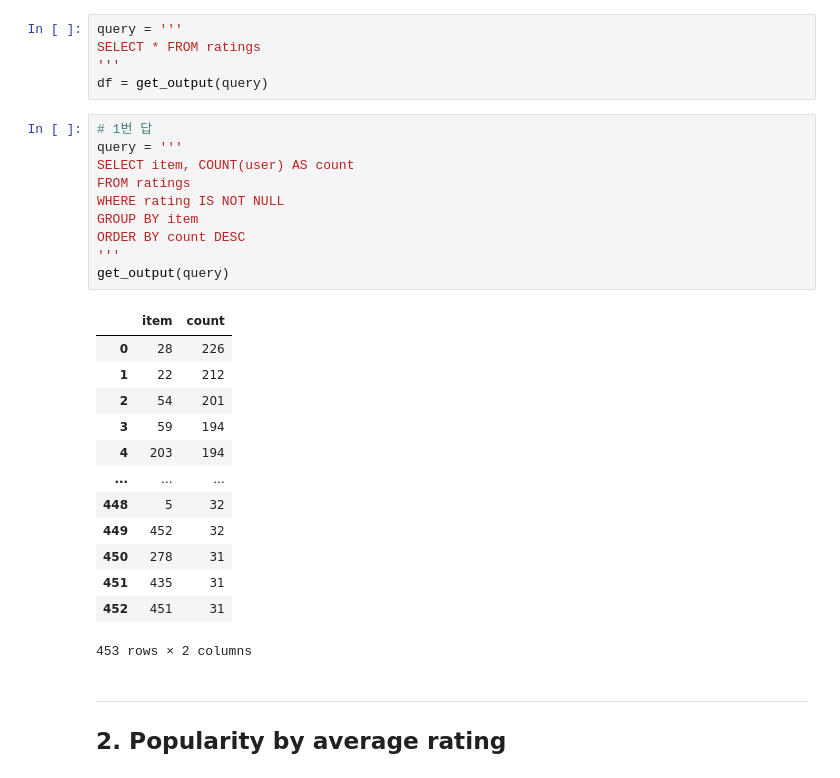
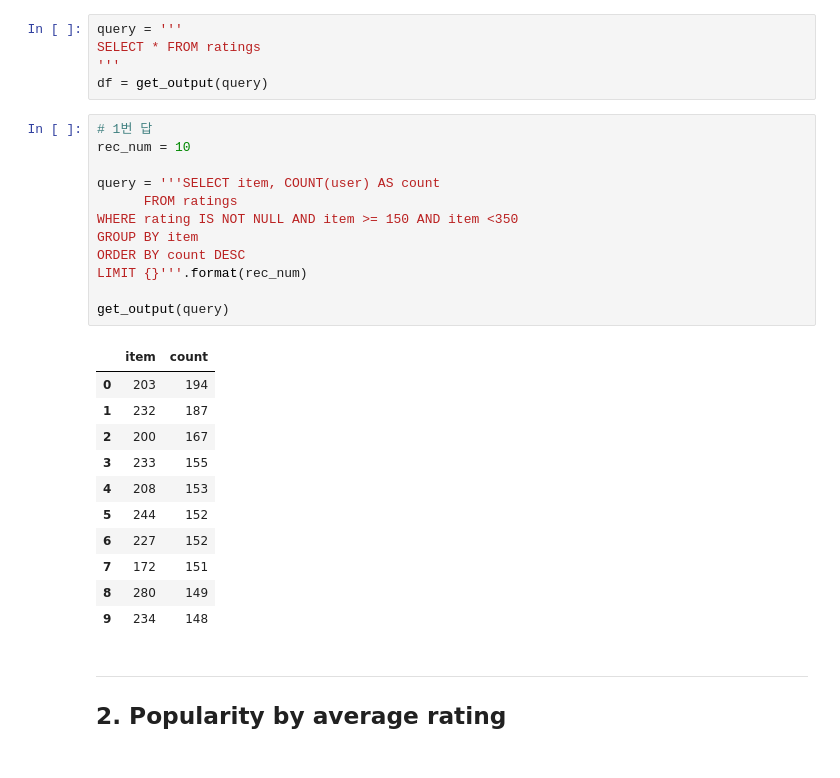
Before and after one commit to likeJoseph/helloworld, a Jupyter notebook: test.ipynb, the cells around one changed output. Drawn from its saved outputs; the diff is of its cells as text.

```diff
--- a/test.ipynb
+++ b/test.ipynb
@@ -73,28 +76,28 @@ SELECT * FROM ratings
 df = get_output(query)
 # %%
 # 1번 답
-query = '''
-SELECT item, COUNT(user) AS count
-FROM ratings
-WHERE rating IS NOT NULL
+rec_num = 10
+
+query = '''SELECT item, COUNT(user) AS count
+      FROM ratings
+WHERE rating IS NOT NULL AND item >= 150 AND item <350
 GROUP BY item
 ORDER BY count DESC
-'''
+LIMIT {}'''.format(rec_num)
+
 get_output(query)
 # %% [output]
 |  | item | count |
-| 0 | 28 | 226 |
-| 1 | 22 | 212 |
-| 2 | 54 | 201 |
-| 3 | 59 | 194 |
-| 4 | 203 | 194 |
-| ... | ... | ... |
-| 448 | 5 | 32 |
-| 449 | 452 | 32 |
-| 450 | 278 | 31 |
-| 451 | 435 | 31 |
-| 452 | 451 | 31 |
+| 0 | 203 | 194 |
+| 1 | 232 | 187 |
+| 2 | 200 | 167 |
+| 3 | 233 | 155 |
+| 4 | 208 | 153 |
+| 5 | 244 | 152 |
+| 6 | 227 | 152 |
+| 7 | 172 | 151 |
+| 8 | 280 | 149 |
+| 9 | 234 | 148 |
-453 rows × 2 columns
 # %% [markdown]
 
 
```
Also changed, not shown: parts of 14 cells of this notebook.
